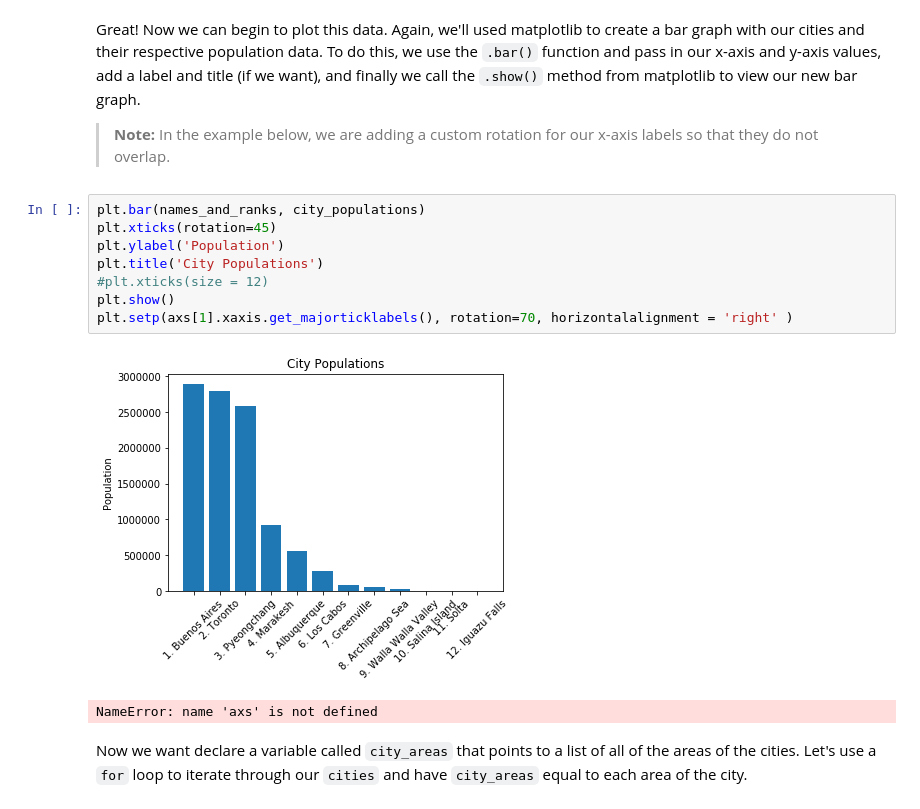
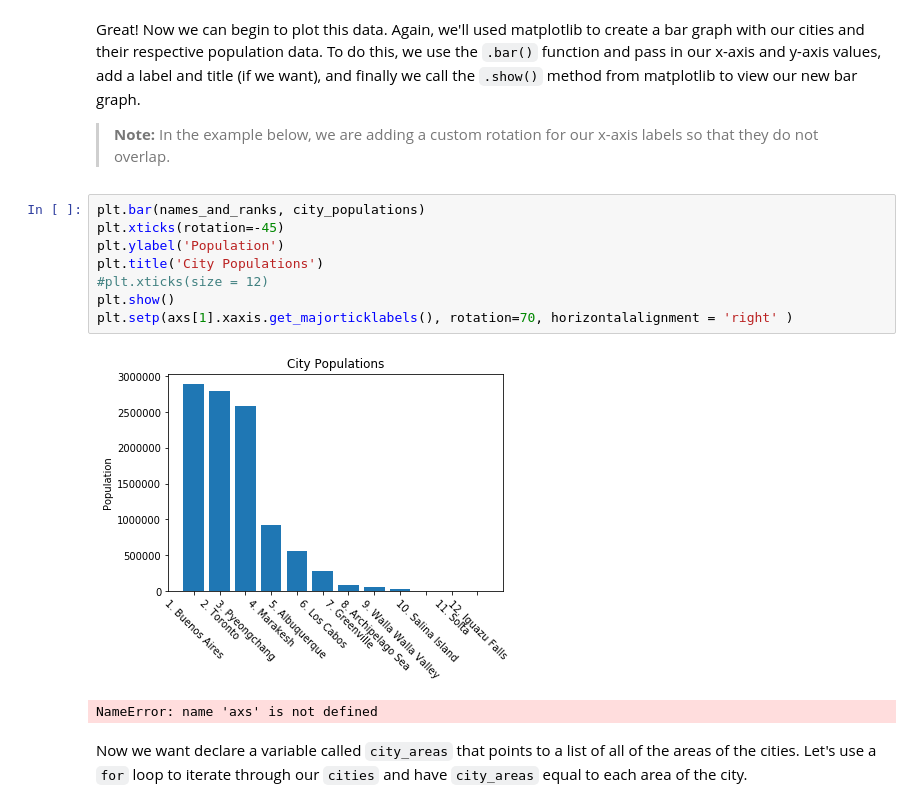
Before and after one commit to UpwardTrajectory/dsc-1-01-20-looping-over-collections-lab-seattle-ds-career-040119, a Jupyter notebook: index.ipynb, the cells around one changed output. Drawn from its saved outputs; the diff is of its cells as text.

```diff
--- a/index.ipynb
+++ b/index.ipynb
@@ -167,14 +167,14 @@ Great! Now we can begin to plot this data. Again, we'll used matplotlib to creat
 > **Note:** In the example below, we are adding a custom rotation for our x-axis labels so that they do not overlap.
 # %%
 plt.bar(names_and_ranks, city_populations)
-plt.xticks(rotation=45)
+plt.xticks(rotation=-45)
 plt.ylabel('Population')
 plt.title('City Populations')
 #plt.xticks(size = 12)
 plt.show()
 plt.setp(axs[1].xaxis.get_majorticklabels(), rotation=70, horizontalalignment = 'right' )
 # %% [output]
-[figure, old version]
+[figure, new version]
 NameError: name 'axs' is not defined
 # %% [markdown]
 Now we want declare a variable called `city_areas` that points to a list of all of the areas of the cities.  Let's use a `for` loop to iterate through our `cities` and have `city_areas` equal to each area of the city.
```
